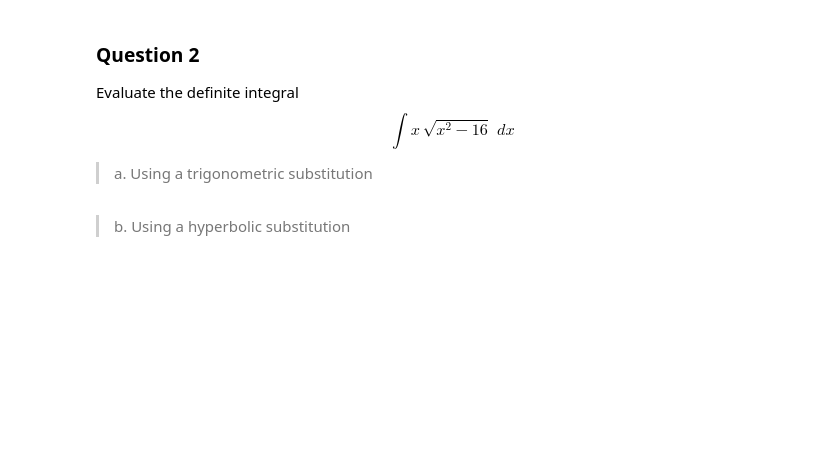
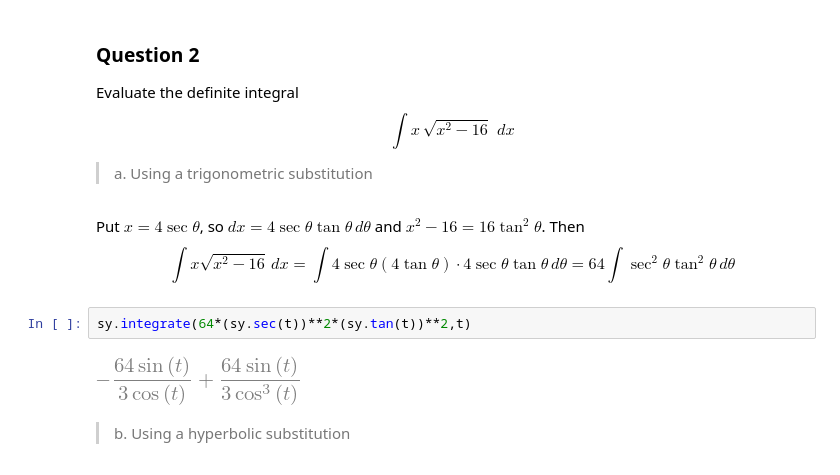
Before and after one commit to sean-fitzpatrick/MATH2565-Tutorials-Spring23, a Jupyter notebook: Tutorial2-IntegrationTechniques.ipynb, the cells around one changed output. Saved outputs shown, nothing was run; the diff lists cells and outputs as text; blank space fills up the shorter version.

```diff
--- a/Tutorial2-IntegrationTechniques.ipynb
+++ b/Tutorial2-IntegrationTechniques.ipynb
@@ -28,5 +45,12 @@ Are all three of your answers equivalent?
 Evaluate the definite integral
 $$\int x \, \sqrt{x^2-16}\,\, dx$$
 > a. Using a trigonometric substitution
+# %% [markdown]
+Put $x=4\sec\theta$, so $dx=4\sec\theta\tan\theta\,d\theta$ and $x^2-16 = 16\tan^2\theta$. Then
+$$\int x\sqrt{x^2-16}\,dx = \int 4\sec\theta(4\tan\theta)\cdot 4\sec\theta\tan\theta\,d\theta = 64\int \sec^2\theta\tan^2\theta\,d\theta$$
+# %%
+sy.integrate(64*(sy.sec(t))**2*(sy.tan(t))**2,t)
+# %% [output]
+[figure, added]
 # %% [markdown]
 > b. Using a hyperbolic substitution
```
Also changed, not shown: parts of 24 cells of this notebook.
